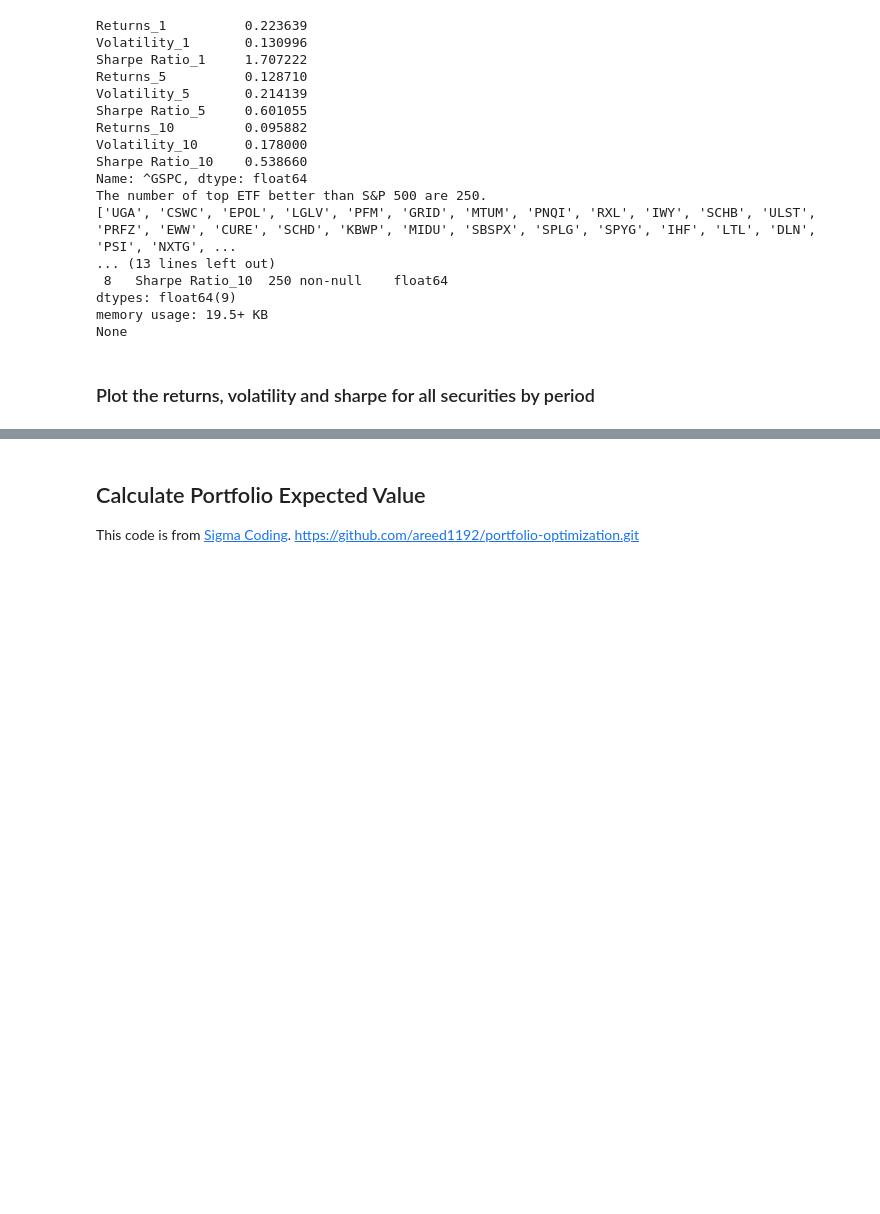
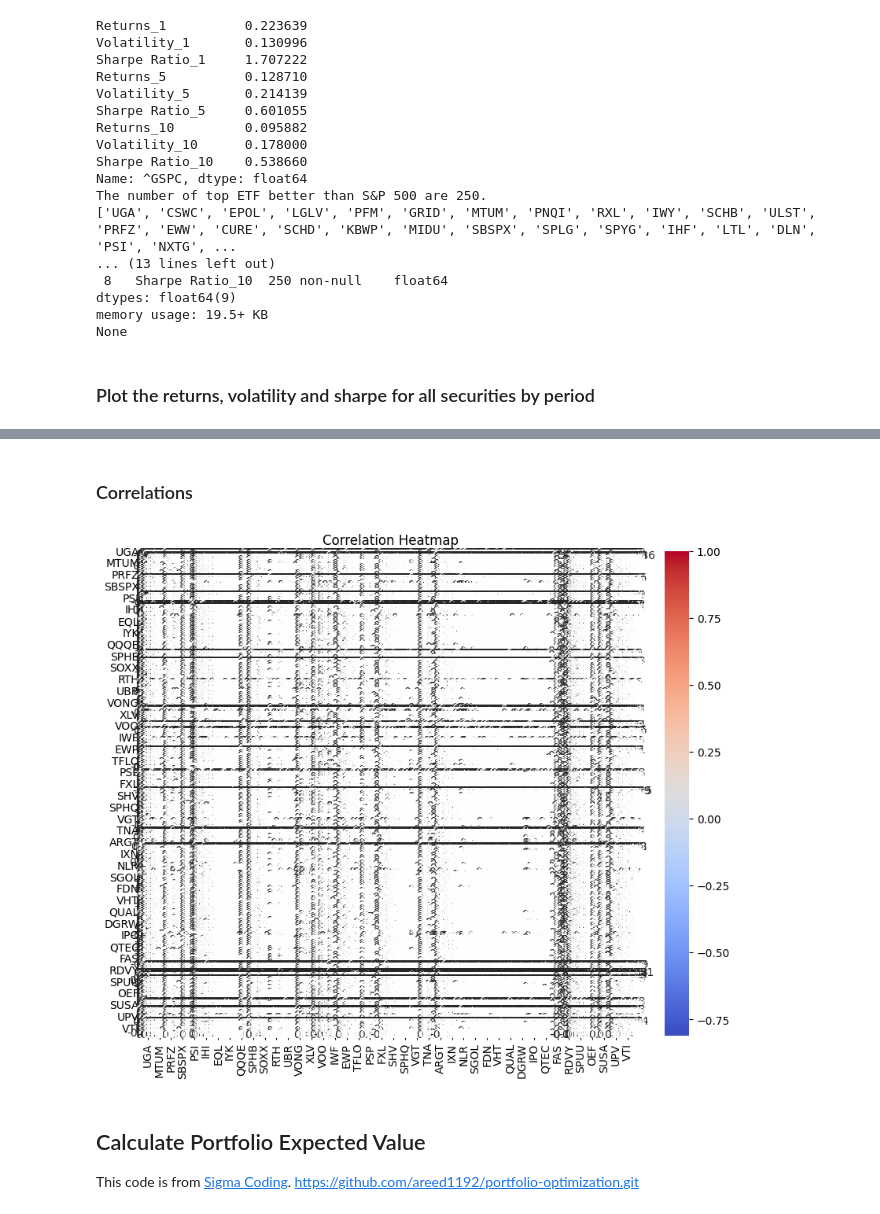
Before and after one commit to sean123174/codeLibrary, a Jupyter notebook: python/portfolio-optimization.ipynb, the cells around one changed output, grey strips where cells are left out. Saved outputs shown, nothing was run; the diff lists cells and outputs as text; code cells hidden in the pictures; blank space fills up the shorter version.

```diff
--- a/python/portfolio-optimization.ipynb
+++ b/python/portfolio-optimization.ipynb
@@ -461,3 +441,25 @@ plt.show()
+# %% [markdown]
+### Correlations
+# %%
+# Measure the correlation
+import seaborn as sns
+
+# Create a correlation matrix
+corr_matrix = df.loc[:,top_etf].corr()
+
+# Set the figure size
+plt.figure(figsize=(10, 8))
+
+# Create a heatmap using the correlation matrix
+sns.heatmap(corr_matrix, annot=True, cmap='coolwarm')
+
+# Set the title of the plot
+plt.title('Correlation Heatmap')
+
+# Show the plot
+plt.show()
+# %% [output]
+[figure, added]
 # %% [markdown]
 ## Calculate Portfolio Expected Value
 This code is from [Sigma Coding](https://www.youtube.com/c/SigmaCoding).
```
Also changed, not shown: parts of 6 cells of this notebook.
